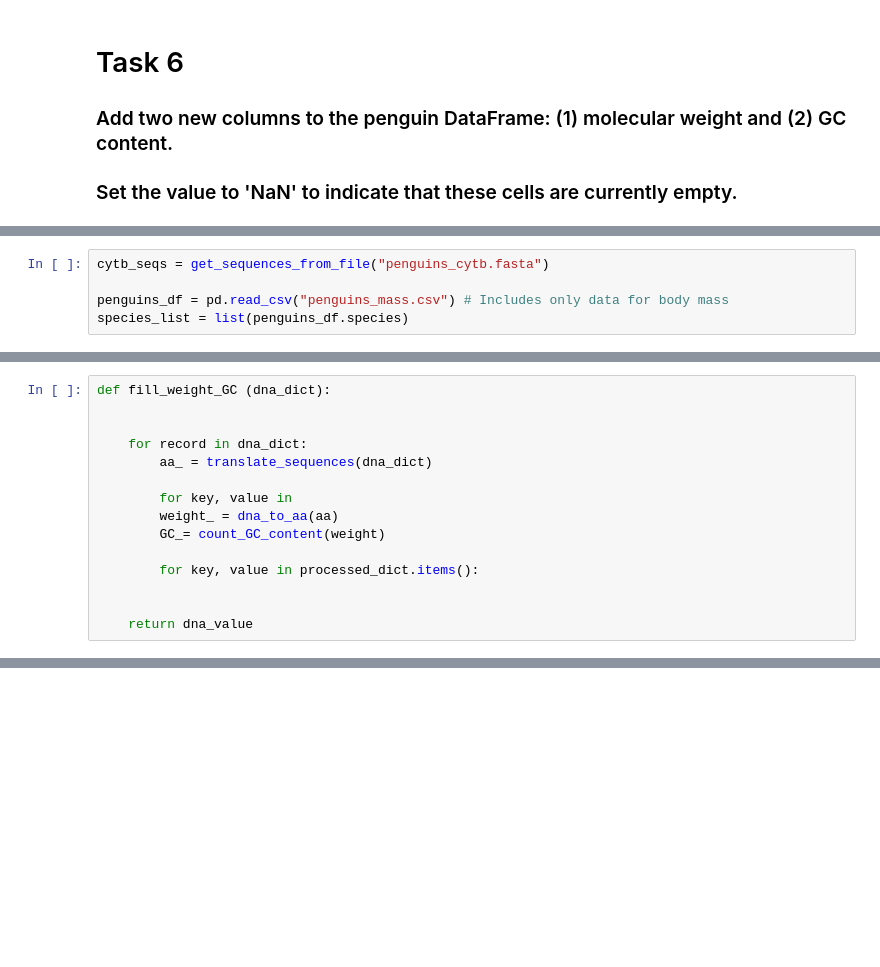
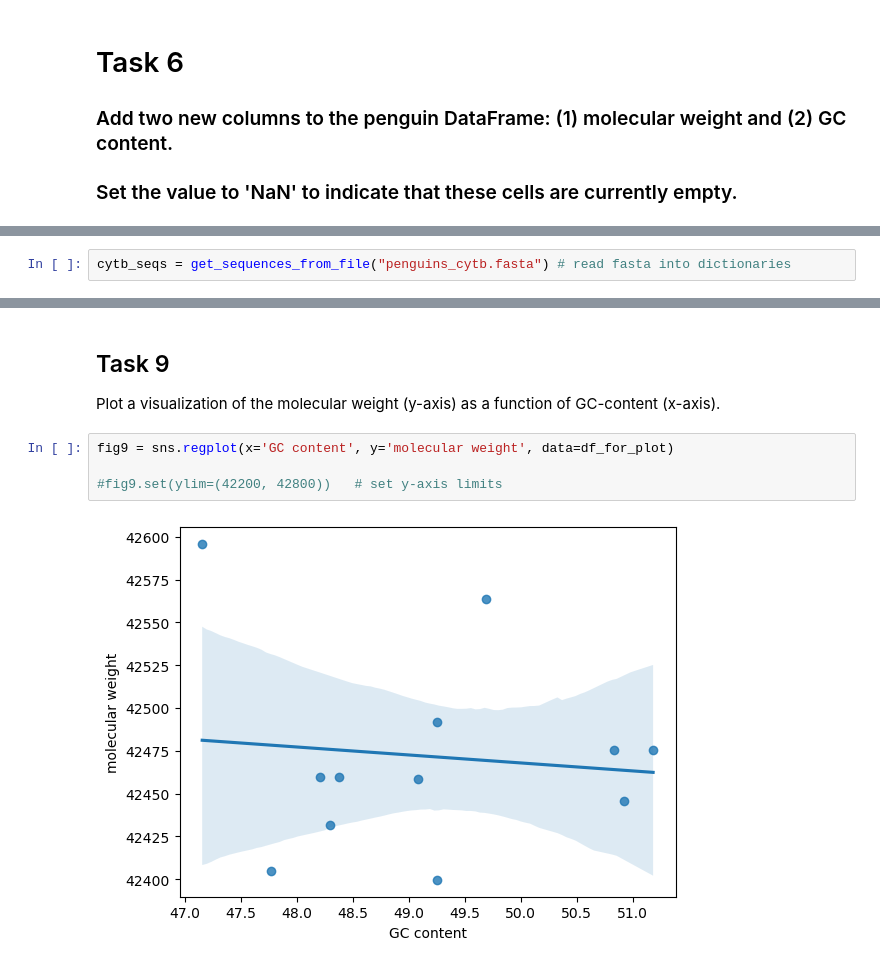
Before and after one commit to 0Yue0/BCB546-PythonHW_Spring2023, a Jupyter notebook: Yue_Python.ipynb, the cells around one changed output, grey strips where cells are left out. Cells and saved outputs as stored; diff of their text form; blank space fills up the shorter version.

```diff
--- a/Yue_Python.ipynb
+++ b/Yue_Python.ipynb
@@ -259,5 +272,2 @@ penguins_df
 # %%
-cytb_seqs = get_sequences_from_file("penguins_cytb.fasta")
-
-penguins_df = pd.read_csv("penguins_mass.csv") # Includes only data for body mass
-species_list = list(penguins_df.species)
+cytb_seqs = get_sequences_from_file("penguins_cytb.fasta") # read fasta into dictionaries
@@ -293,15 +273,0 @@ AttributeError: 'Seq' object has no attribute 'items'
-# %%
-def fill_weight_GC (dna_dict):
-
-
-    for record in dna_dict:
-        aa_ = translate_sequences(dna_dict)
-
-        for key, value in
-        weight_ = dna_to_aa(aa)
-        GC_= count_GC_content(weight)
-
-        for key, value in processed_dict.items():
-
-
-    return dna_value
@@ -542,0 +360,11 @@ Note: you may need to restart the kernel to use updated packages.
+# %% [markdown]
+## Task 9
+
+
+Plot a visualization of the molecular weight (y-axis) as a function of GC-content (x-axis).
+# %%
+fig9 = sns.regplot(x='GC content', y='molecular weight', data=df_for_plot)
+
+#fig9.set(ylim=(42200, 42800))   # set y-axis limits
+# %% [output]
+[figure, added]
```
Also changed, not shown: parts of 42 cells of this notebook.
